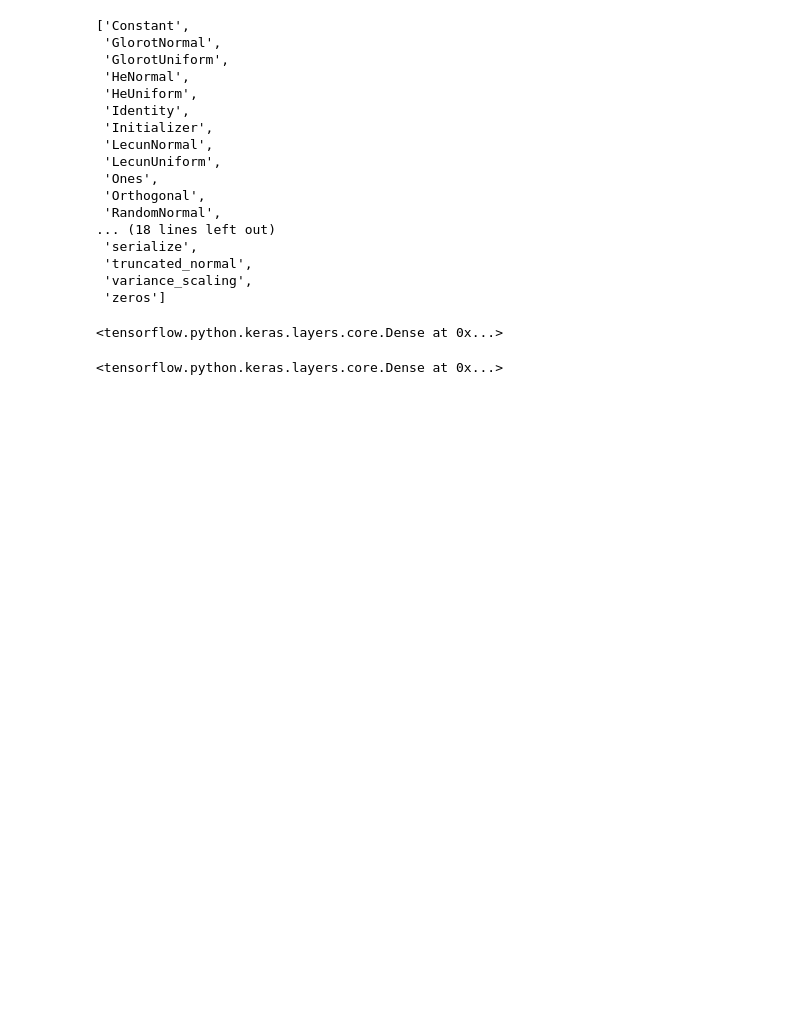
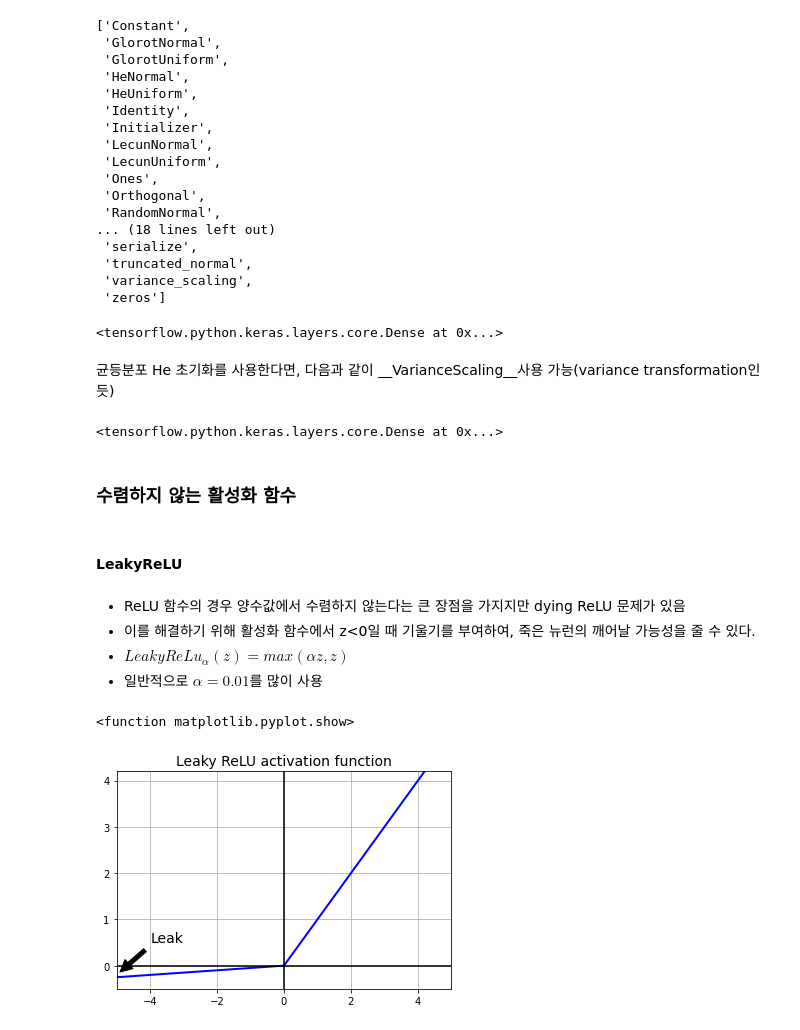
Before and after one commit to geunsu-jo/Hands-On-ML, a Jupyter notebook: textbook_practice/11_training_DNN.ipynb, the cells around one changed output. Cells and saved outputs as stored; diff of their text form; code cells hidden in the pictures; blank space fills up the shorter version.

```diff
--- a/textbook_practice/11_training_DNN.ipynb
+++ b/textbook_practice/11_training_DNN.ipynb
@@ -70,9 +71,36 @@ import keras
 keras.layers.Dense(10, activation="relu", kernel_initializer="he_normal")
 # %% [output]
 <tensorflow.python.keras.layers.core.Dense at 0x...>
+# %% [markdown]
+균등분포 He 초기화를 사용한다면, 다음과 같이 __VarianceScaling__사용 가능(variance transformation인듯)
 # %%
 init = keras.initializers.VarianceScaling(scale=2., mode='fan_avg',
                                           distribution='uniform')
 keras.layers.Dense(10, activation="relu", kernel_initializer=init)
 # %% [output]
 <tensorflow.python.keras.layers.core.Dense at 0x...>
+# %% [markdown]
+### 수렴하지 않는 활성화 함수
+# %% [markdown]
+#### __LeakyReLU__
+# %% [markdown]
+- ReLU 함수의 경우 양수값에서 수렴하지 않는다는 큰 장점을 가지지만 dying ReLU 문제가 있음 <br>
+- 이를 해결하기 위해 활성화 함수에서 z<0일 때 기울기를 부여하여, 죽은 뉴런의 깨어날 가능성을 줄 수 있다. <br>
+- $LeakyReLu_{\alpha}(z)=max(\alpha z, z)$ <br>
+- 일반적으로 $\alpha=0.01$를 많이 사용
+# %%
+def leaky_relu(z, alpha=0.01):
+    return np.maximum(alpha*z, z)
+
+plt.plot(z, leaky_relu(z, 0.05), "b-", linewidth=2)
+plt.plot([-5, 5], [0, 0], 'k-')
+plt.plot([0, 0], [-0.5, 4.2], 'k-')
+plt.grid(True)
+props = dict(facecolor='black', shrink=0.1)
+plt.annotate('Leak', xytext=(-3.5, 0.5), xy=(-5, -0.2), arrowprops=props, fontsize=14, ha="center")
+plt.title("Leaky ReLU activation function", fontsize=14)
+plt.axis([-5, 5, -0.5, 4.2])
+plt.show
+# %% [output]
+<function matplotlib.pyplot.show>
+[figure, added]
```
Also changed, not shown: parts of 42 cells of this notebook.
